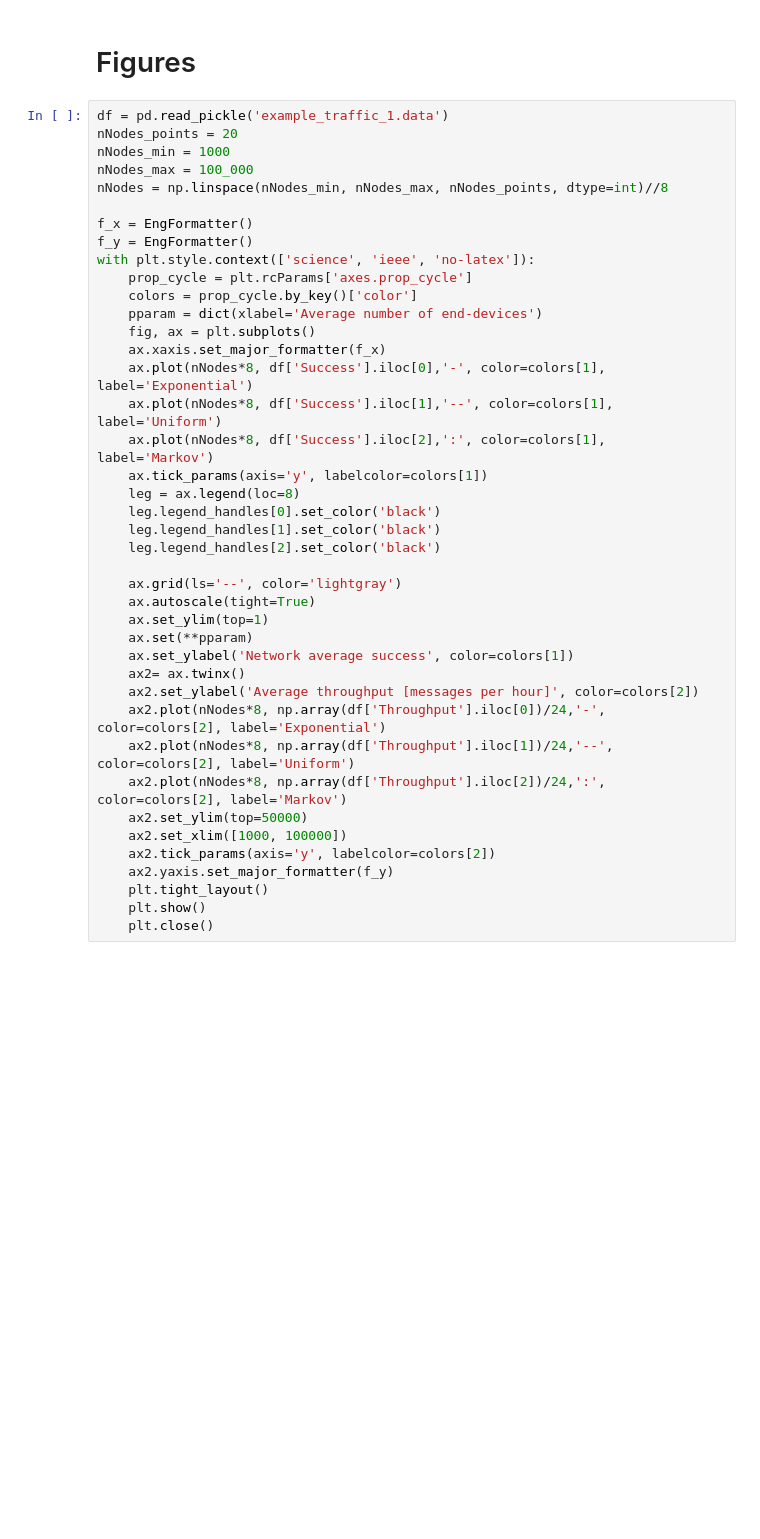
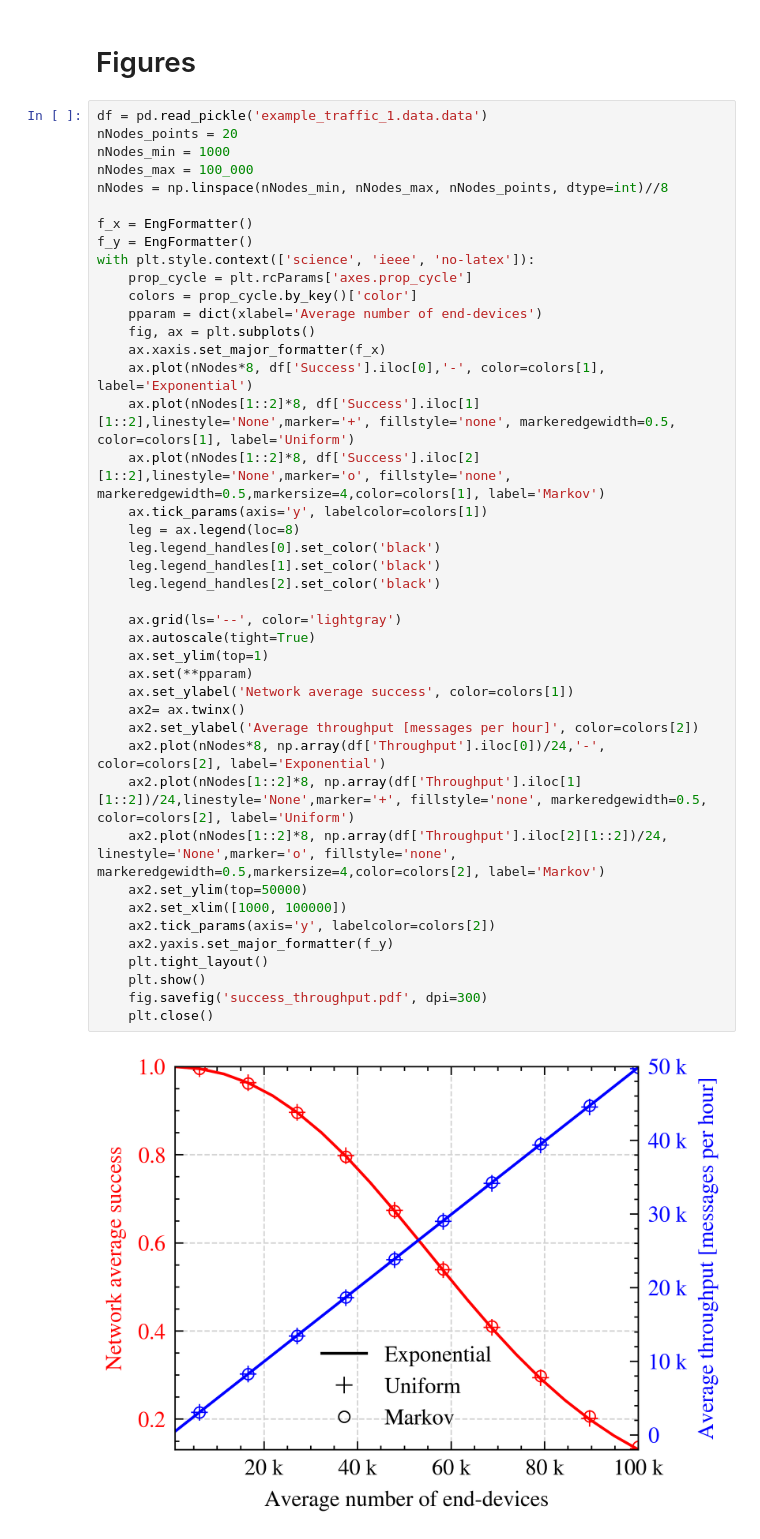
Before and after one commit to Xexell/LR-FHSS-sim, a Jupyter notebook: examples/example_traffic.ipynb, the cells around one changed output. Cells and saved outputs as stored; diff of their text form; blank space fills up the shorter version.

Commit message:
Correcting a few typos in the examples

```diff
--- a/examples/example_traffic.ipynb
+++ b/examples/example_traffic.ipynb
@@ -164,7 +164,7 @@ file.close()
 # %% [markdown]
 # Figures
 # %%
-df = pd.read_pickle('example_traffic_1.data')
+df = pd.read_pickle('example_traffic_1.data.data')
 nNodes_points = 20
 nNodes_min = 1000
 nNodes_max = 100_000
@@ -172,36 +172,39 @@ nNodes = np.linspace(nNodes_min, nNodes_max, nNodes_points, dtype=int)//8
 
 f_x = EngFormatter()
 f_y = EngFormatter()
 with plt.style.context(['science', 'ieee', 'no-latex']):
     prop_cycle = plt.rcParams['axes.prop_cycle']
     colors = prop_cycle.by_key()['color']
     pparam = dict(xlabel='Average number of end-devices')
     fig, ax = plt.subplots()
     ax.xaxis.set_major_formatter(f_x)
     ax.plot(nNodes*8, df['Success'].iloc[0],'-', color=colors[1], label='Exponential')
-    ax.plot(nNodes*8, df['Success'].iloc[1],'--', color=colors[1], label='Uniform')
-    ax.plot(nNodes*8, df['Success'].iloc[2],':', color=colors[1], label='Markov')
+    ax.plot(nNodes[1::2]*8, df['Success'].iloc[1][1::2],linestyle='None',marker='+', fillstyle='none', markeredgewidth=0.5, color=colors[1], label='Uniform')
+    ax.plot(nNodes[1::2]*8, df['Success'].iloc[2][1::2],linestyle='None',marker='o', fillstyle='none', markeredgewidth=0.5,markersize=4,color=colors[1], label='Markov')
     ax.tick_params(axis='y', labelcolor=colors[1])
     leg = ax.legend(loc=8)
     leg.legend_handles[0].set_color('black')
     leg.legend_handles[1].set_color('black')
     leg.legend_handles[2].set_color('black')
 
     ax.grid(ls='--', color='lightgray')
     ax.autoscale(tight=True)
     ax.set_ylim(top=1)
     ax.set(**pparam)
     ax.set_ylabel('Network average success', color=colors[1])
     ax2= ax.twinx()
     ax2.set_ylabel('Average throughput [messages per hour]', color=colors[2])
-    ax2.plot(nNodes*8, np.array(df['Throughput'].iloc[0])/24,'-', color=colors[2], label='Exponential')
-    ax2.plot(nNodes*8, np.array(df['Throughput'].iloc[1])/24,'--', color=colors[2], label='Uniform')
-    ax2.plot(nNodes*8, np.array(df['Throughput'].iloc[2])/24,':', color=colors[2], label='Markov')
+    ax2.plot(nNodes*8, np.array(df['Throughput'].iloc[0])/24,'-',  color=colors[2], label='Exponential')
+    ax2.plot(nNodes[1::2]*8, np.array(df['Throughput'].iloc[1][1::2])/24,linestyle='None',marker='+', fillstyle='none', markeredgewidth=0.5, color=colors[2], label='Uniform')
+    ax2.plot(nNodes[1::2]*8, np.array(df['Throughput'].iloc[2][1::2])/24, linestyle='None',marker='o', fillstyle='none', markeredgewidth=0.5,markersize=4,color=colors[2], label='Markov')
     ax2.set_ylim(top=50000)
     ax2.set_xlim([1000, 100000])
     ax2.tick_params(axis='y', labelcolor=colors[2])
     ax2.yaxis.set_major_formatter(f_y)
     plt.tight_layout()
     plt.show()
+    fig.savefig('success_throughput.pdf', dpi=300)
     plt.close()
+# %% [output]
+[figure, added]
 # %%
```
Also changed, not shown: parts of 4 cells of this notebook, 1 other file.
